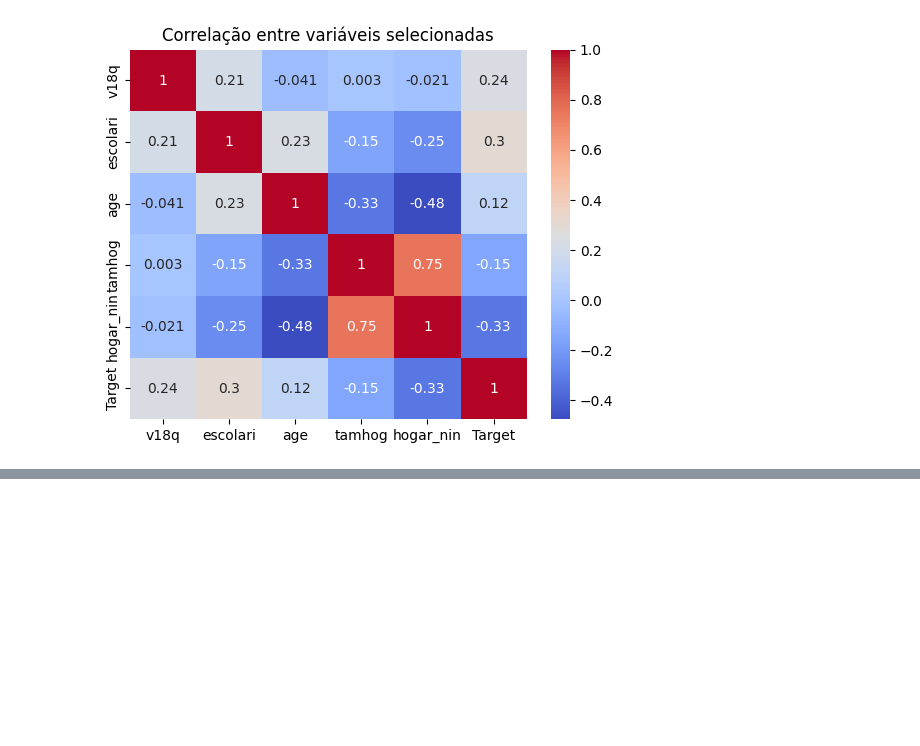
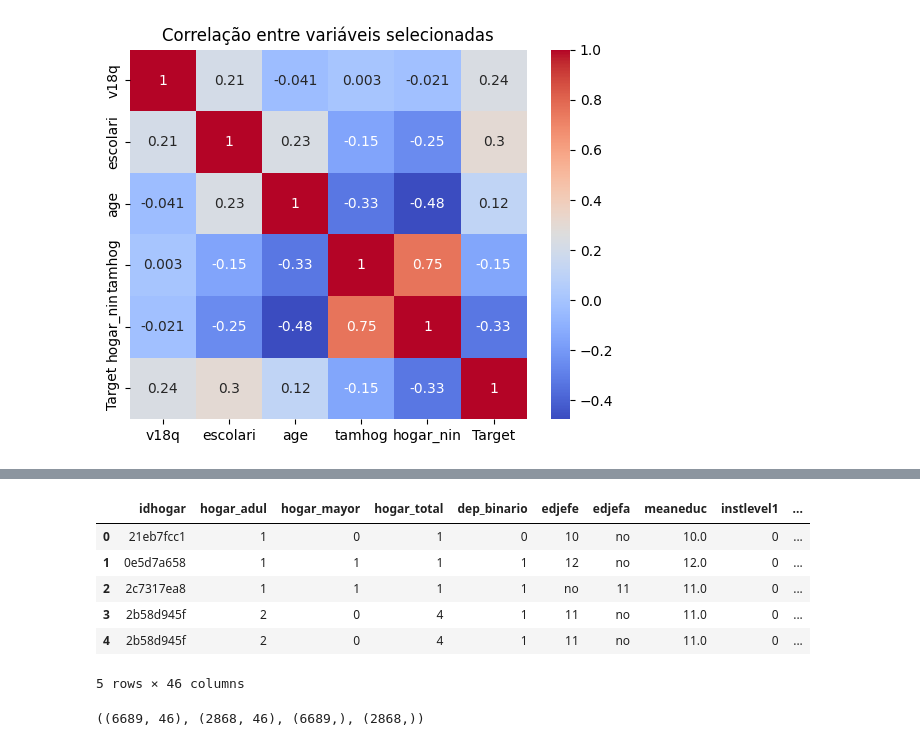
Before and after one commit to Sersasj/IA1_IA2, a Jupyter notebook: IA2/Trabalho2/trabs_notebook.ipynb, the cells around one changed output, grey strips where cells are left out. Drawn from its saved outputs; the diff is of its cells as text; code cells hidden in the pictures; blank space fills up the shorter version.

```diff
--- a/IA2/Trabalho2/trabs_notebook.ipynb
+++ b/IA2/Trabalho2/trabs_notebook.ipynb
@@ -217,0 +205,30 @@ plt.show()
+# %%
+# 4 classe/grupo
+# 1 = extreme poverty
+# 2 = moderate poverty
+# 3 = vulnerable households
+# 4 = non vulnerable households
+   # sem as obvias reduntantes**:
+variaveis = ['tamanho_familia', 'hogar_adul', 'hogar_mayor', 'hogar_total',
+        'dep_binario', 'edjefe', 'edjefa', 'meaneduc', 'instlevel1', 'instlevel2',
+        'instlevel3', 'instlevel4', 'instlevel5', 'instlevel6', 'instlevel7', 'instlevel8',
+        'instlevel9', 'bedrooms', 'overcrowding', 'tipovivi1', 'tipovivi2', 'tipovivi3',
+        'tipovivi4', 'tipovivi5', 'computer', 'television', 'mobilephone', 'qmobilephone',
+        'lugar1', 'lugar2', 'lugar3', 'lugar4', 'lugar5', 'lugar6', 'area1', 'area2', 'age',
+        'SQBescolari', 'SQBage', 'SQBhogar_total', 'SQBedjefe', 'SQBhogar_nin', 'SQBovercrowding',
+        'SQBdependency', 'SQBmeaned', 'agesq']
+
+# X sendo os dados de treino com apenas as variaveis selecionadas
+# y sendo os resultados/classificacao de cada linha/familia
+X = train[variaveis]
+y = train['Target']
+# %%
+X.head()
+# %% [output]
+|  | idhogar | hogar_adul | hogar_mayor | hogar_total | dep_binario | edjefe | edjefa | meaneduc | instlevel1 | ... |
+| 0 | 21eb7fcc1 | 1 | 0 | 1 | 0 | 10 | no | 10.0 | 0 | ... |
+| 1 | 0e5d7a658 | 1 | 1 | 1 | 1 | 12 | no | 12.0 | 0 | ... |
+| 2 | 2c7317ea8 | 1 | 1 | 1 | 1 | no | 11 | 11.0 | 0 | ... |
+| 3 | 2b58d945f | 2 | 0 | 4 | 1 | 11 | no | 11.0 | 0 | ... |
+| 4 | 2b58d945f | 2 | 0 | 4 | 1 | 11 | no | 11.0 | 0 | ... |
+5 rows × 46 columns
@@ -217,0 +240,4 @@ plt.show()
+# %%
+X_treino.shape, X_valid.shape, y_treino.shape, y_valid.shape
+# %% [output]
+((6689, 46), (2868, 46), (6689,), (2868,))
```
Also changed, not shown: parts of 11 cells of this notebook, 1 other file.
